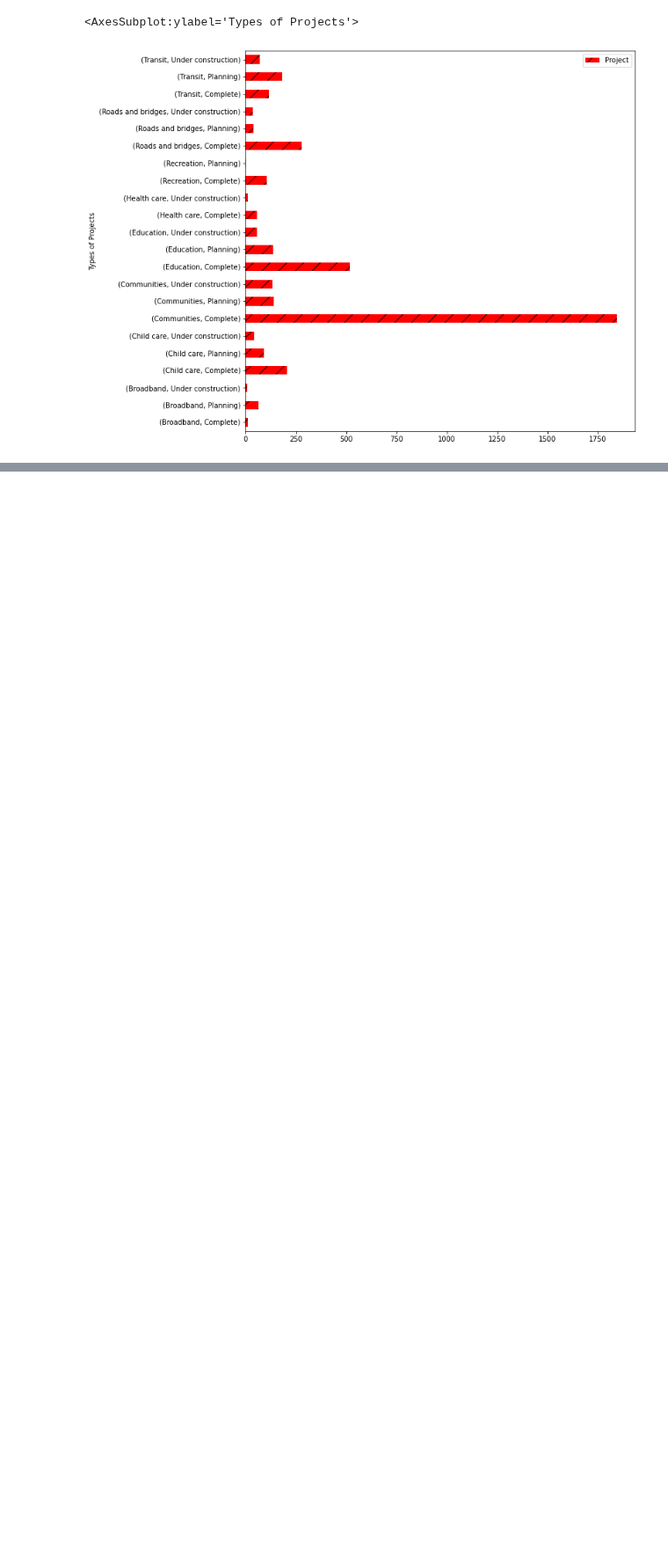
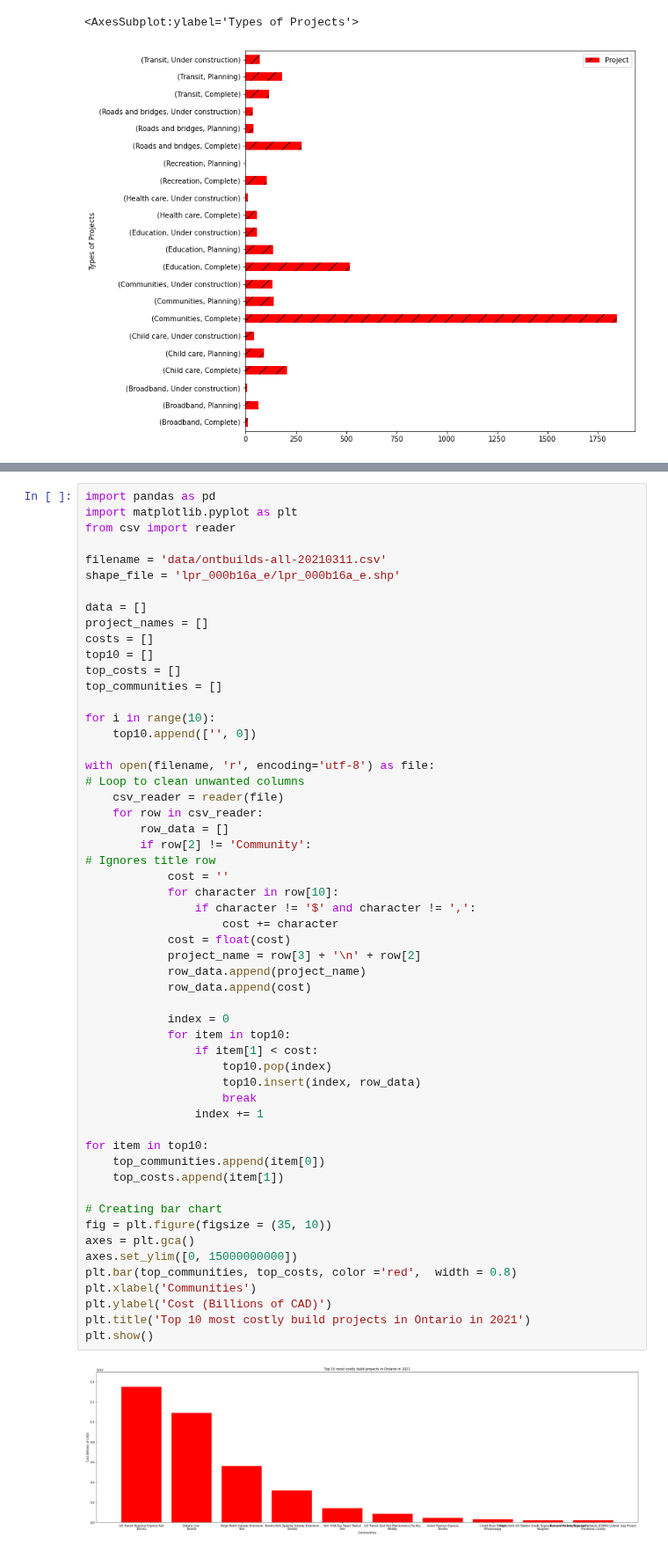
Before and after one commit to AryanAmin/CP321FinalProject, a Jupyter notebook: final_project.ipynb, the cells around one changed output, grey strips where cells are left out. Shown at 88% size. Cells and saved outputs as stored; diff of their text form; blank space fills up the shorter version.

```diff
--- a/final_project.ipynb
+++ b/final_project.ipynb
@@ -75,0 +154,55 @@ IndexError: tuple index out of range
+# %%
+import pandas as pd
+import matplotlib.pyplot as plt
+from csv import reader
+
+filename = 'data/ontbuilds-all-20210311.csv'
+shape_file = 'lpr_000b16a_e/lpr_000b16a_e.shp'
+
+data = []
+project_names = []
+costs = []
+top10 = []
+top_costs = []
+top_communities = []
+
+for i in range(10):
+    top10.append(['', 0])
+
+with open(filename, 'r', encoding='utf-8') as file:                                      # Loop to clean unwanted columns
+    csv_reader = reader(file)
+    for row in csv_reader:
+        row_data = []
+        if row[2] != 'Community':                                                        # Ignores title row
+            cost = ''
+            for character in row[10]:
+                if character != '$' and character != ',':
+                    cost += character
+            cost = float(cost)
+            project_name = row[3] + '\n' + row[2]
+            row_data.append(project_name)
+            row_data.append(cost)
+
+            index = 0
+            for item in top10:
+                if item[1] < cost:
+                    top10.pop(index)
+                    top10.insert(index, row_data)
+                    break
+                index += 1
+
+for item in top10:
+    top_communities.append(item[0])
+    top_costs.append(item[1])
+
+# Creating bar chart
+fig = plt.figure(figsize = (35, 10))
+axes = plt.gca()
+axes.set_ylim([0, 15000000000])
+plt.bar(top_communities, top_costs, color ='red',  width = 0.8)
+plt.xlabel('Communities')
+plt.ylabel('Cost (Billions of CAD)')
+plt.title('Top 10 most costly build projects in Ontario in 2021')
+plt.show()
+# %% [output]
+[figure, added]
```
Also changed, not shown: parts of 6 cells of this notebook.
